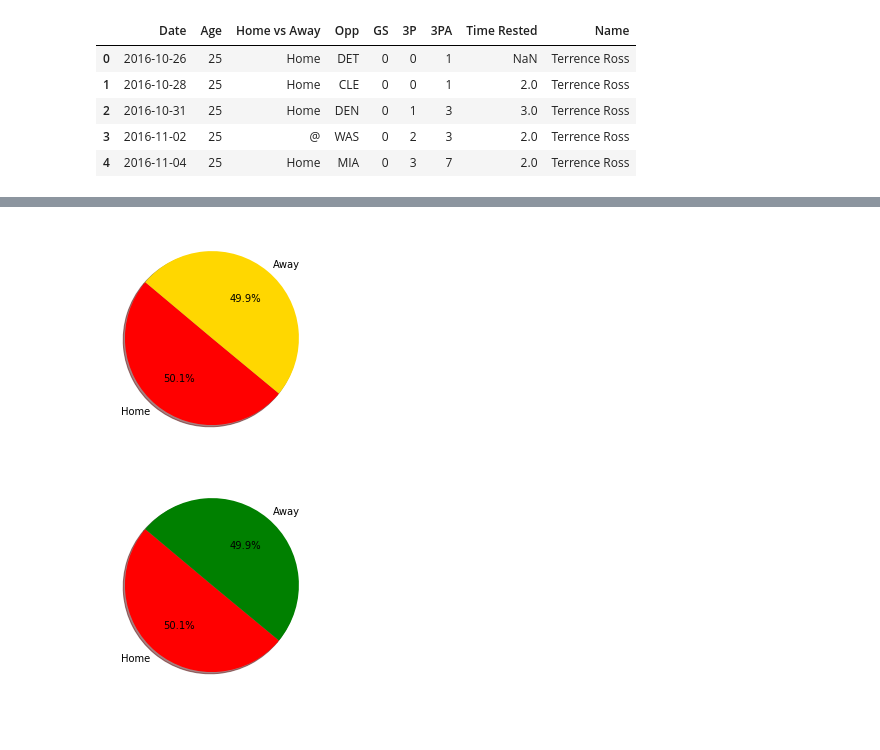
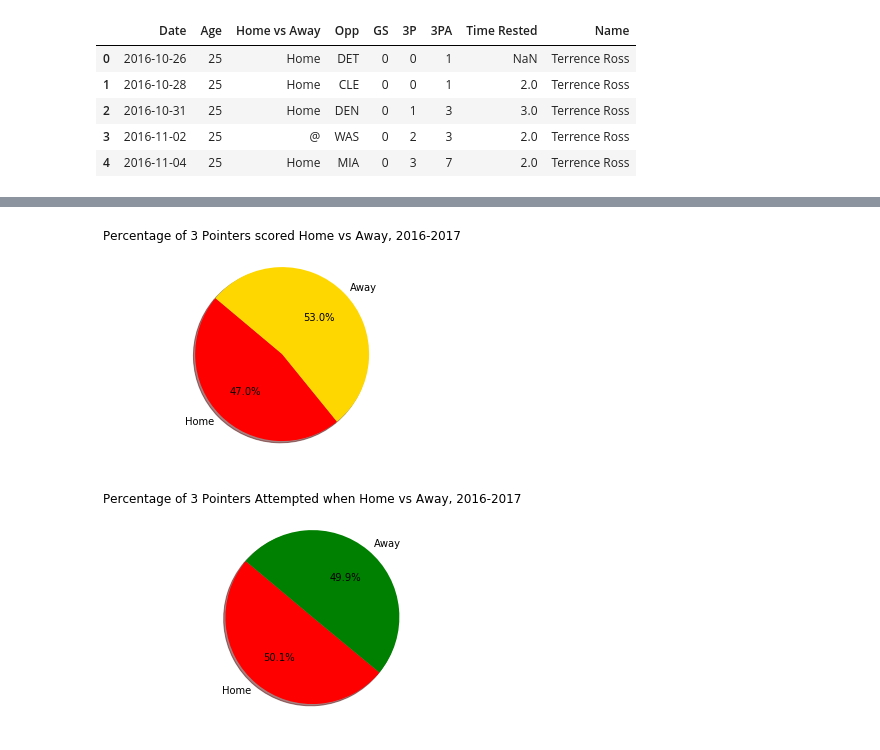
Before and after one commit to jferna73/project-one-, a Jupyter notebook: Dataframe 2016-2017.ipynb, the cells around one changed output, grey strips where cells are left out. Saved outputs shown, nothing was run; the diff lists cells and outputs as text; code cells hidden in the pictures.

```diff
--- a/Dataframe 2016-2017.ipynb
+++ b/Dataframe 2016-2017.ipynb
@@ -526,7 +525,7 @@ tucker_df.head()
 ibaka_df = pd.read_csv("Reg_Serge_Ibaka_2016-2017.csv")
 
 # STEP 2 - Delete unwanted columns
-ibaka_df = ibaka_df.drop(columns= ['3P%','FT', 'FTA', 'FT%', 'ORB','DRB', 'TRB', 'AST', 'STL', 'BLK', 'TOV', 'PF', 'PTS', 'GmSc', '+/-','MP', 'FG','FGA','FG%', 'Tm'])
+ibaka_df = ibaka_df.drop(columns= ['3P%','FT', 'FTA', 'FT%', 'ORB','DRB', 'TRB', 'AST', 'STL', 'BLK', 'TOV', 'PF', 'PTS', 'GmSc', '+/-','MP', 'FG','FGA','FG', 'Tm'])
 
 # Edit the headings
 ibaka_df = ibaka_df.rename(columns={" ":"Home vs Away"," .1":"Win/Loss by:"})
@@ -592,16 +591,17 @@ ross_df.head()
 | 3 | 2016-11-02 | 25 | @ | WAS | 0 | 2 | 3 | 2.0 | Terrence Ross |
 | 4 | 2016-11-04 | 25 | Home | MIA | 0 | 3 | 7 | 2.0 | Terrence Ross |
 # %%
-pdList = [carroll_df, wright_df,ross_df,ibaka_df,tucker_df, patterson_df, siakam_df, powell_df,nogueira_df, lowry_df, valancuinas_df,sullinger_df,poltl_df,vanvleet_df, derozan_df, wright_df, joseph_df]  # List of your dataframes
+pdList = [carroll_df, wright_df,ross_df,ibaka_df,tucker_df, patterson_df, siakam_df, powell_df,nogueira_df, lowry_df, valancuinas_df,sullinger_df,poltl_df,vanvleet_df, derozan_df, wright_df, joseph_df]
 raps1617_df = pd.concat(pdList)
 raps1617_df.loc[raps1617_df['Date']=="2016-10-26", :]
 
 # Use pd.to_numeric() method to convert the datatype of the Amount column
-raps1617_df['3P']=pd.to_numeric(raps1617_df['3P'])
+raps1617_df['3P']=pd.to_numeric(raps1617_df['3P'],errors='ignore')
 raps1617_df['3PA']=pd.to_numeric(raps1617_df['3PA'])
 raps1617_df = raps1617_df.drop(columns=['3P%'])
 raps1617_df["3P"].fillna("0",inplace = True)
 raps1617_df["3PA"].fillna("0",inplace = True)
+#raps1617_df["Time Rested"].fillna(" ",inplace = True)
 
 raps1617_df
 # %% [output]
@@ -621,3 +621,8 @@ raps1617_df
+# %%
+#Important code to ensre 3P & 3PA remain as float
+raps1617_df['3P']= raps1617_df['3P'].astype(float)
+raps1617_df['3PA']= raps1617_df['3PA'].astype(float)
+#raps1617_df['Time Rested']=raps1617_df['Time Rested'].astype(float)
 # %%
 # How many 3 pointers did the Raptors make in the 2016-2017 season?
 total3P_df = raps1617_df['3P'].sum()
@@ -763,20 +833,23 @@ plt.show()
 # %%
-# Goal: Understand how Home vs Away games impacted 3 pointers made & attempted?
+# Goal: Understand how Home vs Away games impacted 3 pointers made?
 # How many times did the raptors score free fries, at home and during away games?
 raps1617_df.groupby(['Date'])
 dates_group = raps1617_df.groupby(['Home vs Away'])
-dates_group['3P'].sum()
+sizes=dates_group['3P'].sum()
 
 # Labels for the sections of our pie chart
-labels = ["Home", "Away"]
+labels = ["Home","Away"]
 colors = ["red", "gold"]
 
 # Creates the pie chart
 plt.pie(sizes, labels=labels, colors=colors,
         autopct="%1.1f%%", shadow=True, startangle=140)
-plt.title=("Percentage of 3 Pointers scored Home vs Away, 2016-2017")
+
+plt.title("Percentage of 3 Pointers scored Home vs Away, 2016-2017")
+plt.savefig('3Phomevaway.png')
+plt.show()
 # %% [output]
-[figure, old version]
+[figure, new version]
 # %%
 #Don't Understand why the chart uses 3P...and not the 3PA
 raps1617_df.groupby(['Date'])
@@ -790,6 +863,7 @@ colors = ["red", "green"]
 # Creates the pie chart
 plt.pie(sizes, labels=labels, colors=colors,
         autopct="%1.1f%%", shadow=True, startangle=140)
-plt.title=("Percentage of 3 Pointers Attempted when Home vs Away, 2016-2017")
+
+plt.title("Percentage of 3 Pointers Attempted when Home vs Away, 2016-2017");
 # %% [output]
-[figure, old version]
+[figure, new version]
```
Also changed, not shown: parts of 20 cells of this notebook.
